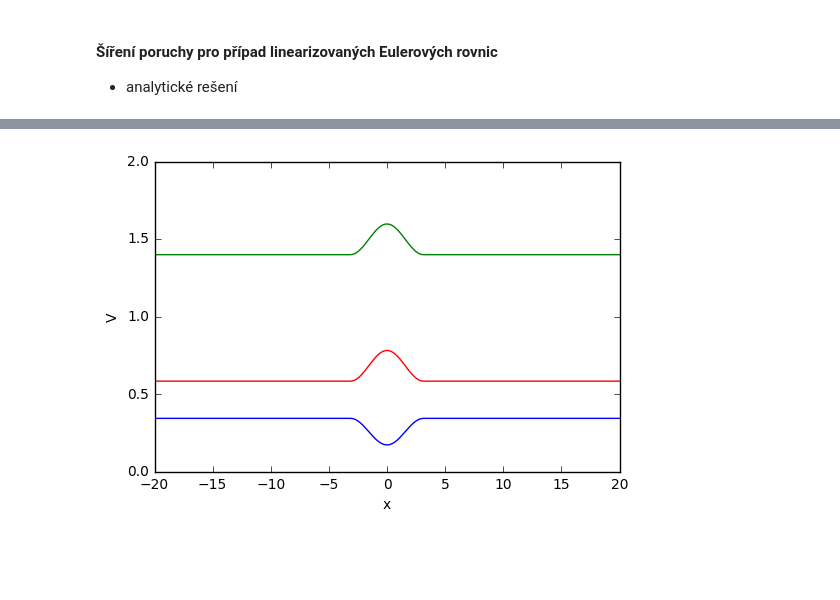
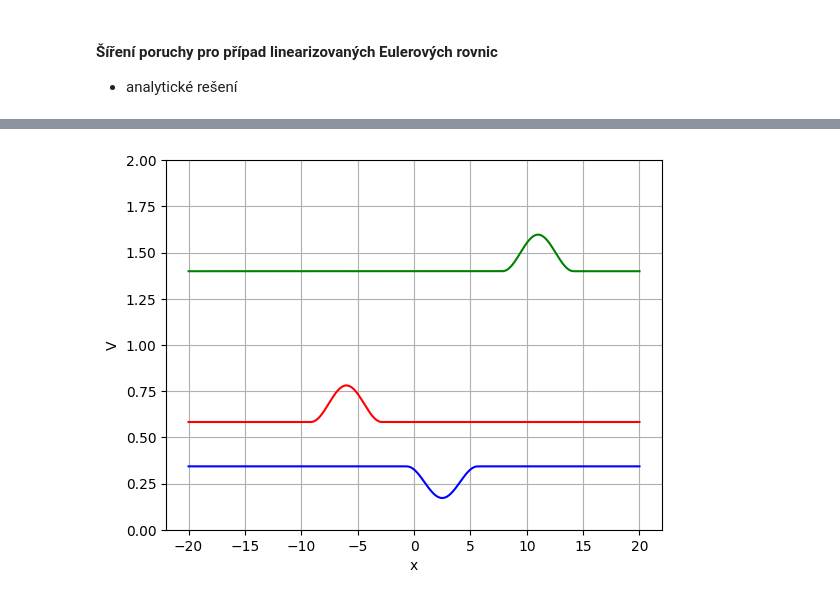
Before and after one commit to furstj/MMPP, a Jupyter notebook: lessons/04_linearni_system.ipynb, the cells around one changed output, grey strips where cells are left out. Drawn from its saved outputs; the diff is of its cells as text; code cells hidden in the pictures; blank space fills up the shorter version.

```diff
--- a/lessons/04_linearni_system.ipynb
+++ b/lessons/04_linearni_system.ipynb
@@ -176,0 +168,3 @@ l0 = [u0, u0-a0, u0+a0]
+# %%
+R₁ = inv(R₀)
+Λ = [ū, ū-ā, ū+ā]
@@ -177,3 +176,2 @@ l0 = [u0, u0-a0, u0+a0]
 # %%
-def V0(x):
-    return dot(R01, U0(x))
+V0(x) = R₁ *  U0(x)
@@ -180,9 +188,12 @@ def V0(x):
 # %%
-plt.plot(x, [V0(xi)[0,0]  for xi in x], "-b")
-plt.plot(x, [V0(xi)[0,1]/1e5  for xi in x], "-r")
-plt.plot(x, [V0(xi)[0,2]/1e5  for xi in x], "-g")
-plt.ylim(0,2)
-plt.xlabel("x");
-plt.ylabel("V");
+Vexact(x,t) = [ V0(x-Λ[1]*t)[1], V0(x-Λ[2]*t)[2], V0(x-Λ[3]*t)[3]  ]
+
+t=0.025
+
+plot(x, [Vexact(xi,t)[1]  for xi in x], "-b")
+plot(x, [Vexact(xi,t)[2]/1e5  for xi in x], "-r")
+plot(x, [Vexact(xi,t)[3]/1e5  for xi in x], "-g")
+ylim(0,2); grid(true)
+xlabel("x"); ylabel("V");
 # %% [output]
-[figure, old version]
+[figure, new version]
```
Also changed, not shown: parts of 25 cells of this notebook, 1 other file.
